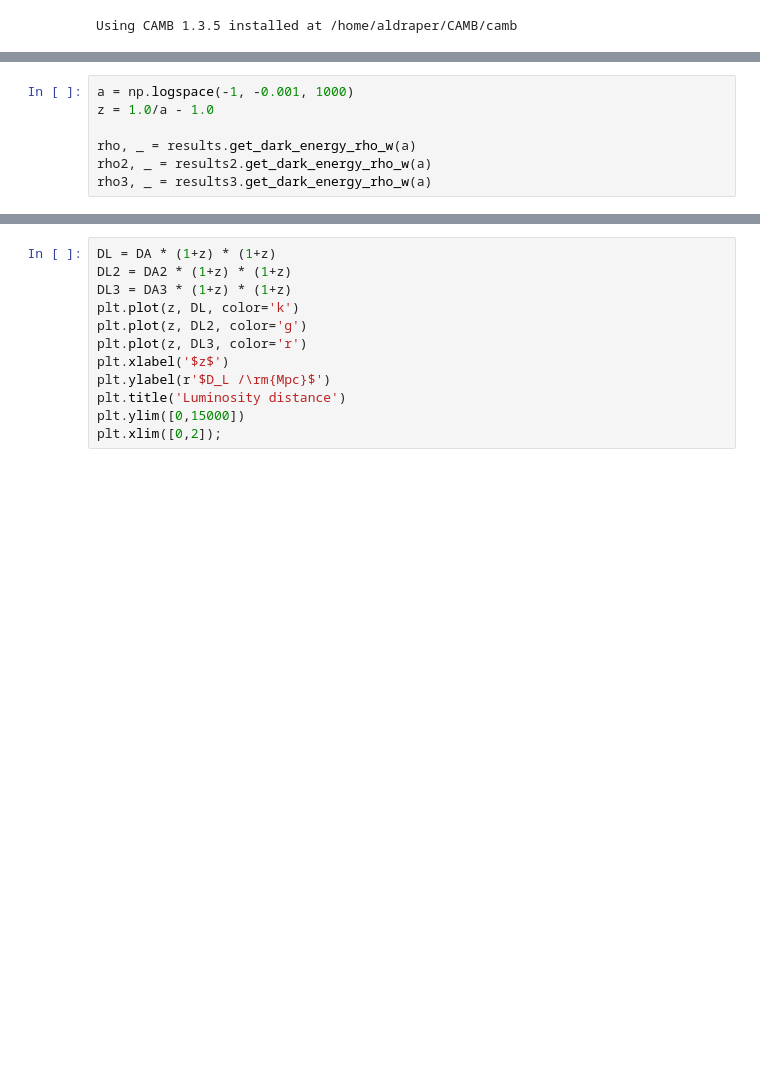
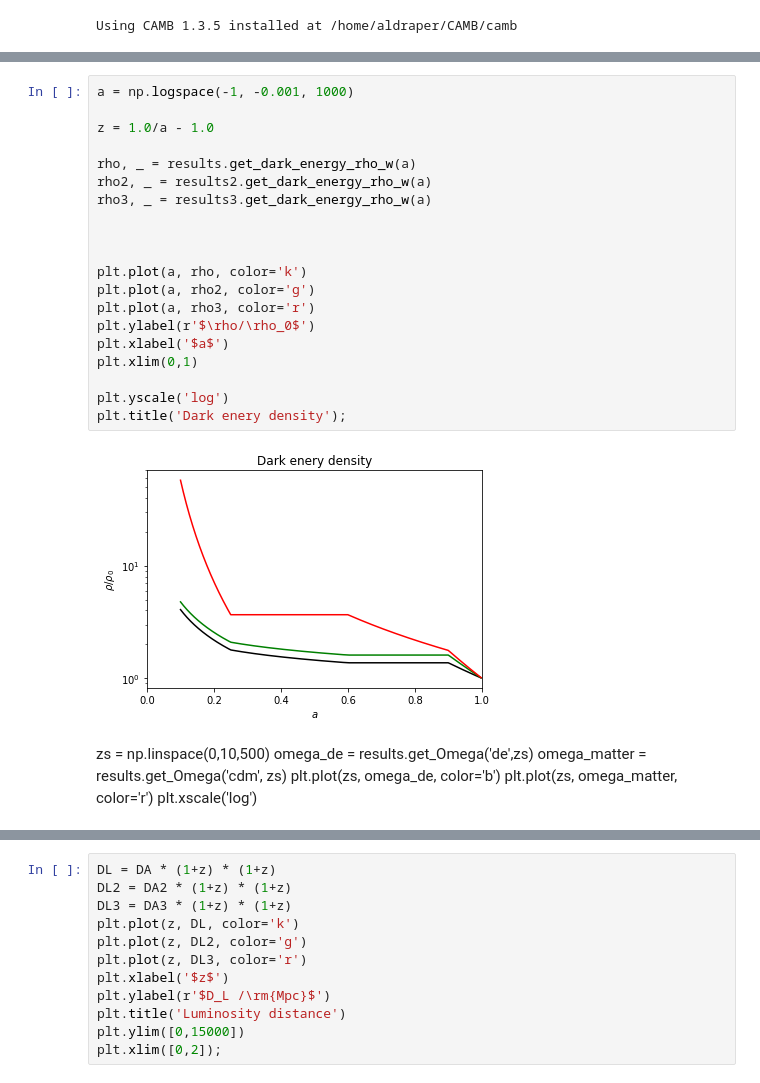
Before and after one commit to SBU-JAMES/CAMB, a Jupyter notebook: DarkEnergyAlexa.ipynb, the cells around one changed output, grey strips where cells are left out. Drawn from its saved outputs; the diff is of its cells as text; blank space fills up the shorter version.

```diff
--- a/DarkEnergyAlexa.ipynb
+++ b/DarkEnergyAlexa.ipynb
@@ -44,10 +68,32 @@ TypeError: DarkEnergy expects object that is an instance of DarkEnergyModel
 # %%
 a = np.logspace(-1, -0.001, 1000)
+
 z = 1.0/a - 1.0
 
 rho, _ = results.get_dark_energy_rho_w(a)
 rho2, _ = results2.get_dark_energy_rho_w(a)
 rho3, _ = results3.get_dark_energy_rho_w(a)
+
+
+
+plt.plot(a, rho, color='k')
+plt.plot(a, rho2, color='g')
+plt.plot(a, rho3, color='r')
+plt.ylabel(r'$\rho/\rho_0$')
+plt.xlabel('$a$')
+plt.xlim(0,1)
+
+plt.yscale('log')
+plt.title('Dark enery density');
+# %% [output]
+[figure, added]
+# %% [markdown]
+zs = np.linspace(0,10,500)
+omega_de = results.get_Omega('de',zs)
+omega_matter = results.get_Omega('cdm', zs)
+plt.plot(zs, omega_de, color='b')
+plt.plot(zs, omega_matter, color='r')
+plt.xscale('log')
 # %%
 plt.plot(z, rho, color='k')
 plt.plot(z, rho2, color='g')
```
Also changed, not shown: parts of 7 cells of this notebook, 4 other files.
